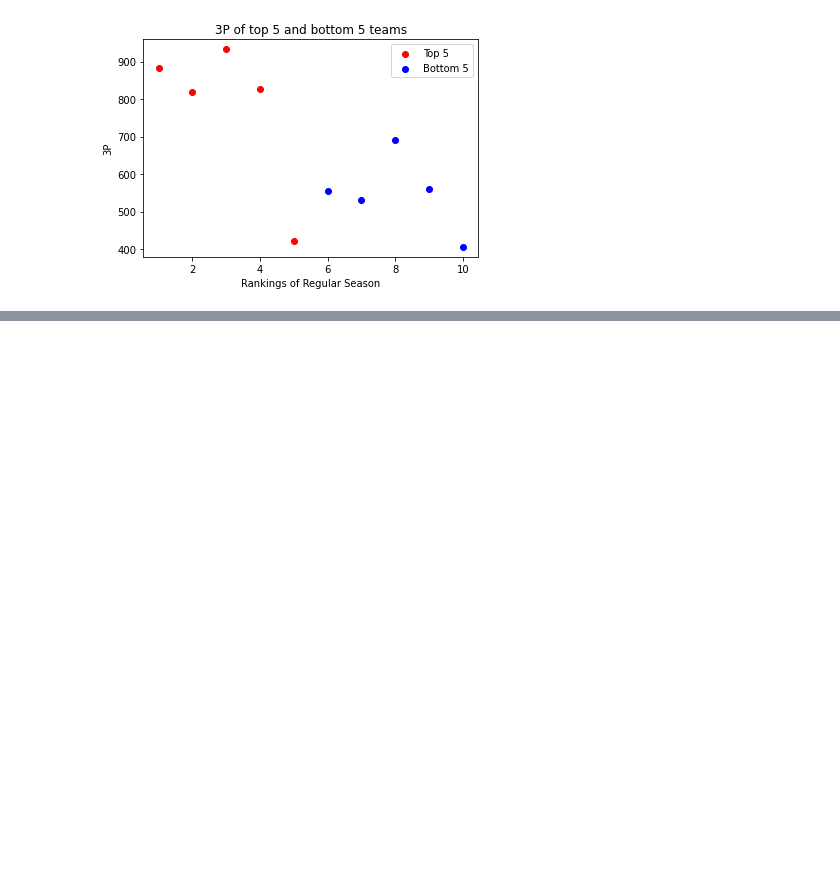
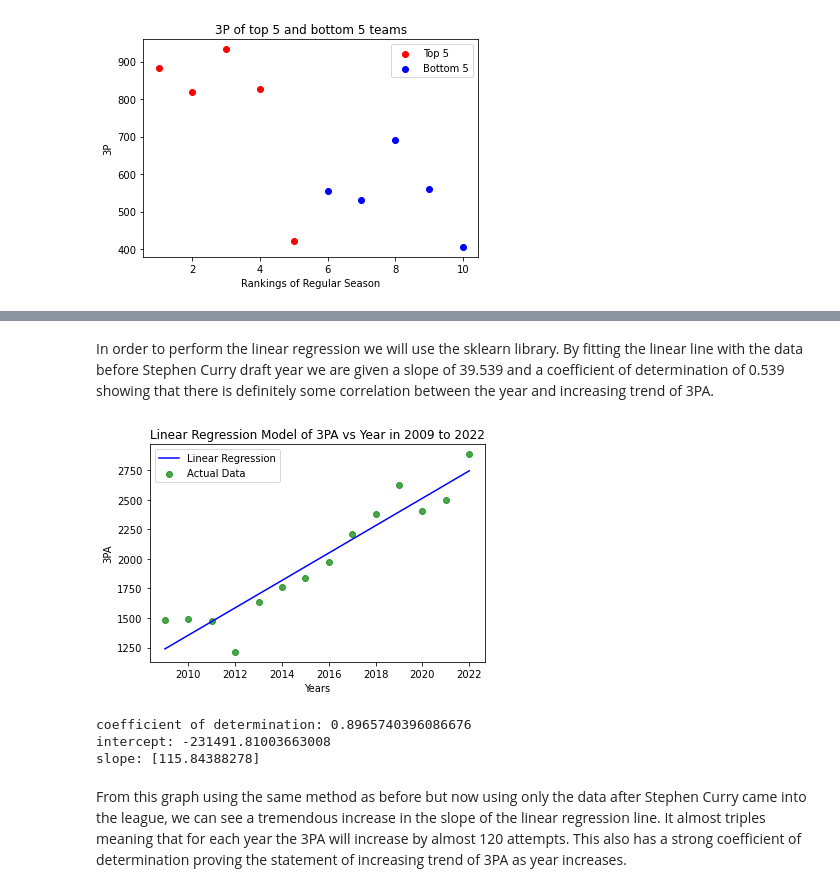
Before and after one commit to jsok59/CMSC320_FinalWebProject, a Jupyter notebook: CMSC320_FinalProject.ipynb, the cells around one changed output, grey strips where cells are left out. Drawn from its saved outputs; the diff is of its cells as text; code cells hidden in the pictures; blank space fills up the shorter version.

```diff
--- a/CMSC320_FinalProject.ipynb
+++ b/CMSC320_FinalProject.ipynb
@@ -383,0 +411,27 @@ From these graphs we can definitely see that the top teams generally have more 3
+# %% [markdown]
+In order to perform the linear regression we will use the sklearn library. By fitting the linear line with the data before Stephen Curry draft year we are given a slope of 39.539 and a coefficient of determination of 0.539 showing that there is definitely some correlation between the year and increasing trend of 3PA.
+# %%
+from sklearn.linear_model import LinearRegression
+LR = LinearRegression()
+data = season_total.loc[season_total.index > 2008]
+data.index.values
+model = LR.fit(data.index.values.reshape(-1,1), data['3PA'])
+prediction = LR.predict(data.index.values.reshape(-1,1))
+plt.plot(data.index, prediction, label = 'Linear Regression', color = 'b')
+plt.scatter(data.index,data['3PA'], label = 'Actual Data', color = 'g', alpha = .7)
+plt.xlabel("Years")
+plt.ylabel("3PA")
+plt.title("Linear Regression Model of 3PA vs Year in 2009 to 2022")
+plt.legend()
+plt.show()
+r_sq = model.score(data.index.values.reshape(-1,1), data['3PA'])
+print('coefficient of determination:', r_sq)
+print('intercept:', model.intercept_)
+print('slope:', model.coef_)
+# %% [output]
+[figure, added]
+coefficient of determination: 0.8965740396086676
+intercept: -231491.81003663008
+slope: [115.84388278]
+# %% [markdown]
+From this graph using the same method as before but now using only the data after Stephen Curry came into the league, we can see a tremendous increase in the slope of the linear regression line. It almost triples meaning that for each year the 3PA will increase by almost 120 attempts. This also has a strong coefficient of determination proving the statement of increasing trend of 3PA as year increases.
```
Also changed, not shown: parts of 4 cells of this notebook.
